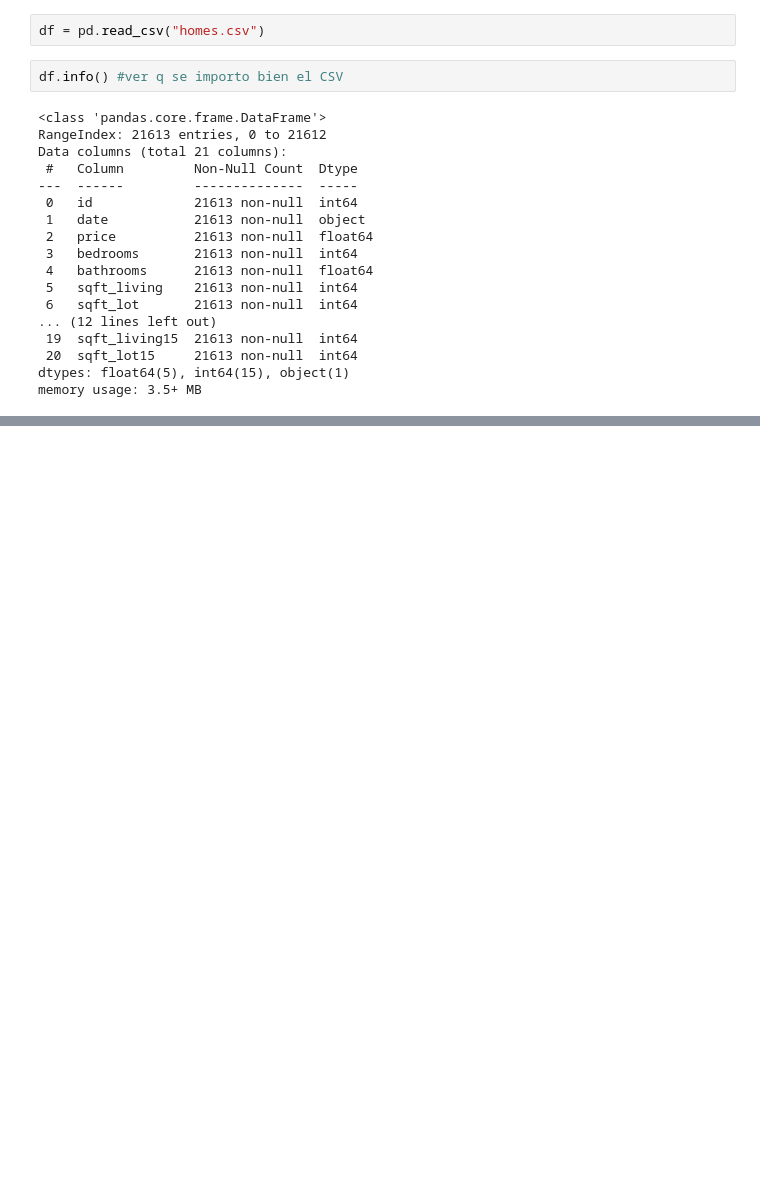
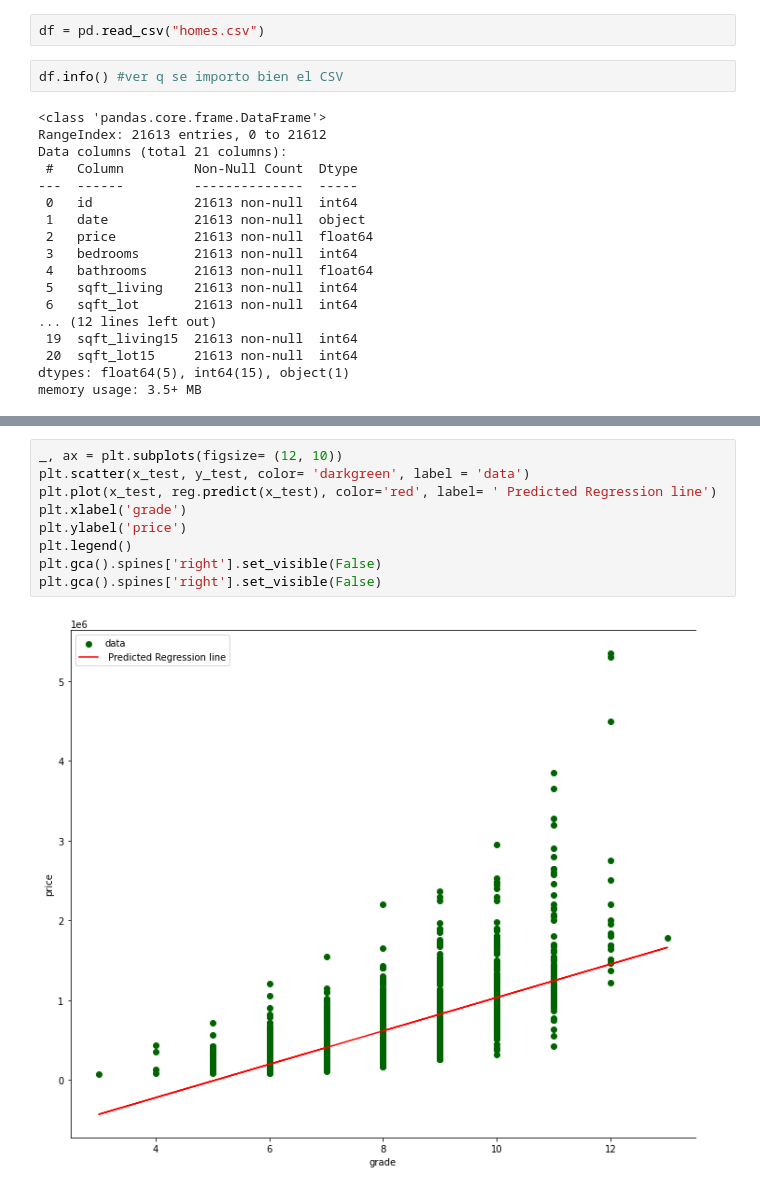
Before and after one commit to ernestod10/proyecto_ai1, a Jupyter notebook: Proyecto.ipynb, the cells around one changed output, grey strips where cells are left out. Drawn from its saved outputs; the diff is of its cells as text; blank space fills up the shorter version.

```diff
--- a/Proyecto.ipynb
+++ b/Proyecto.ipynb
@@ -65,0 +146,11 @@ coefficient [[282.2468152]]
+# %%
+_, ax = plt.subplots(figsize= (12, 10))
+plt.scatter(x_test, y_test, color= 'darkgreen', label = 'data')
+plt.plot(x_test, reg.predict(x_test), color='red', label= ' Predicted Regression line')
+plt.xlabel('grade')
+plt.ylabel('price')
+plt.legend()
+plt.gca().spines['right'].set_visible(False)
+plt.gca().spines['right'].set_visible(False)
+# %% [output]
+[figure, added]
```
Also changed, not shown: parts of 10 cells of this notebook.
